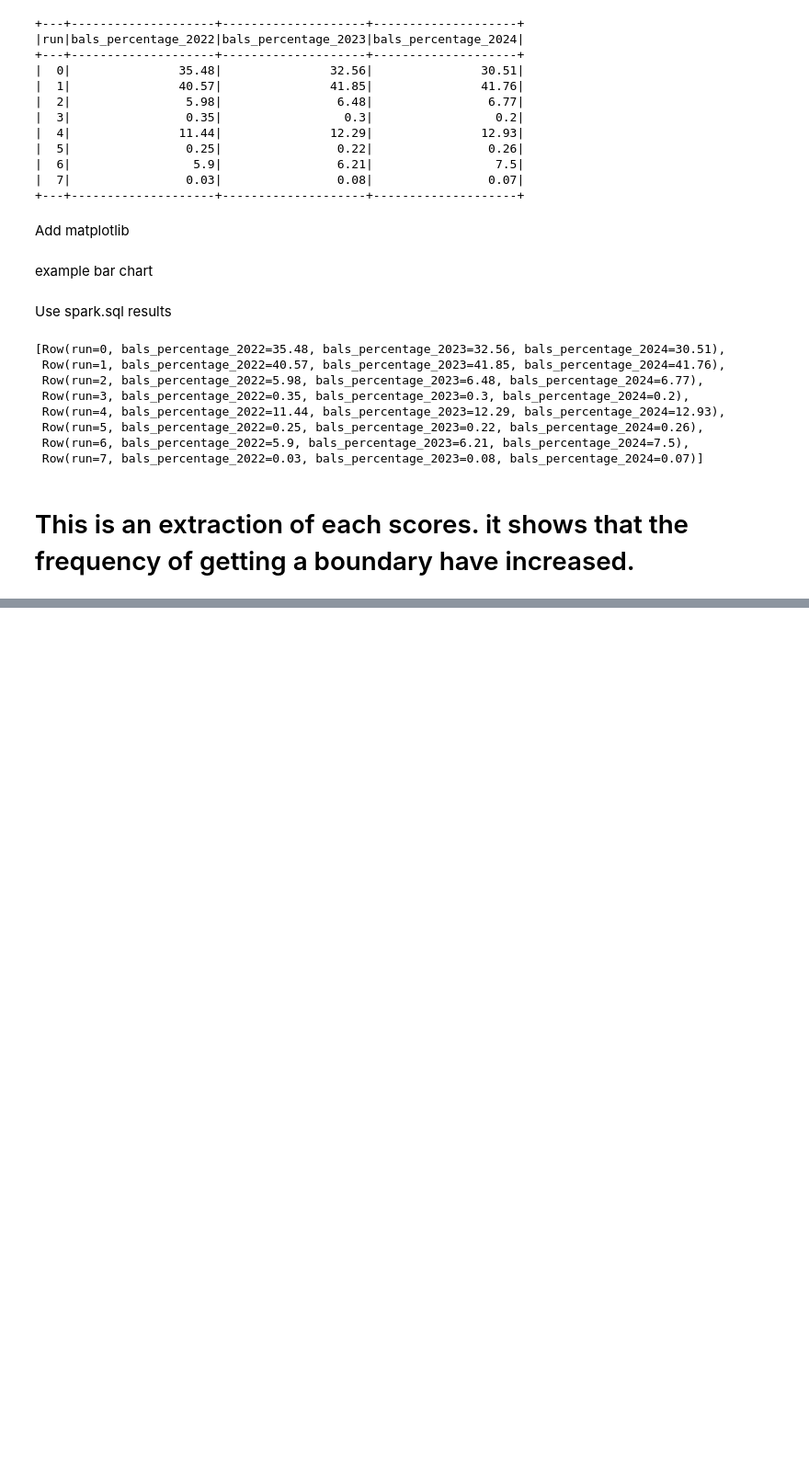
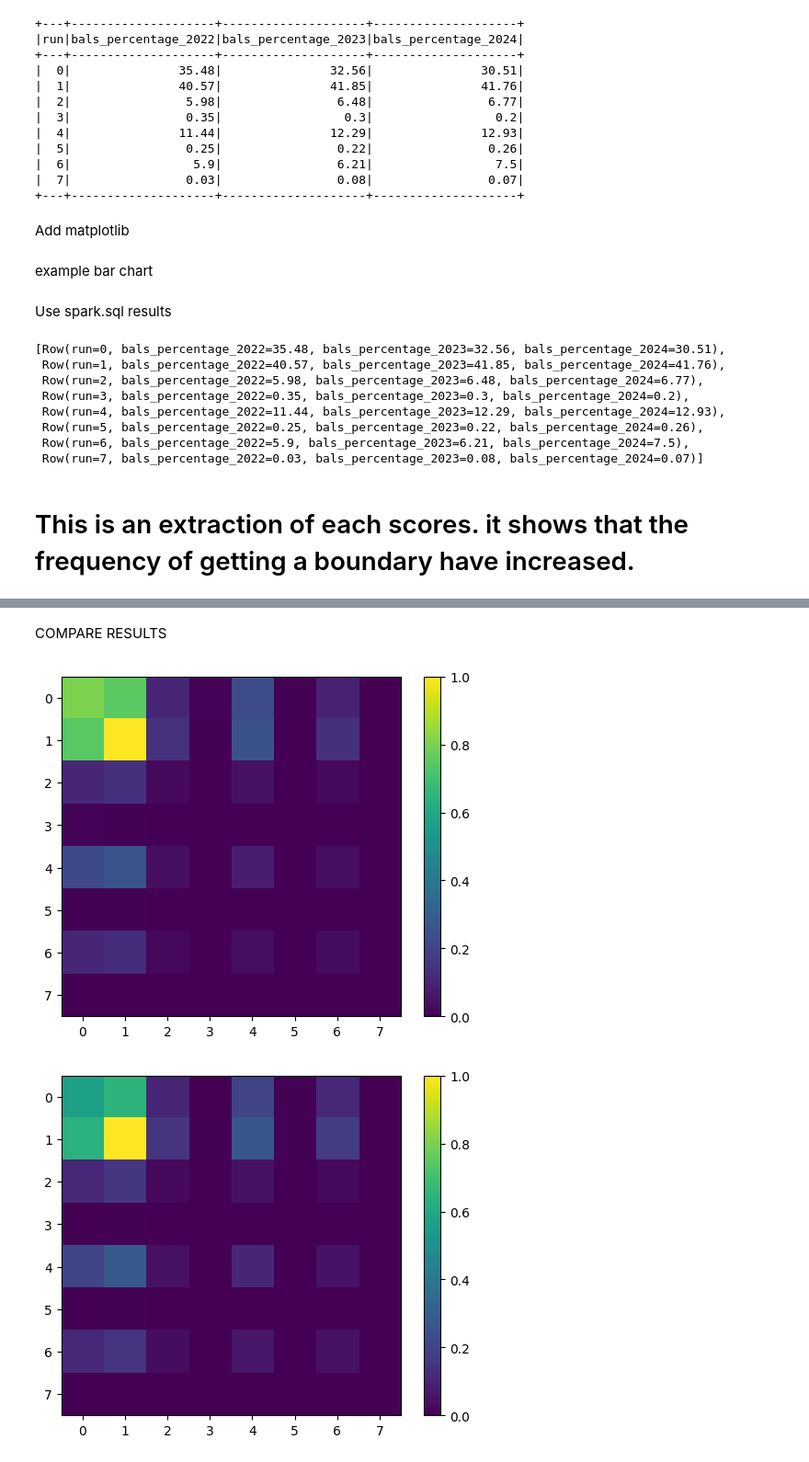
Before and after one commit to DarshanaUOP/colabs-data-analysis, a Jupyter notebook: ipl_ball_by_ball.ipynb, the cells around one changed output, grey strips where cells are left out. Shown: that part at 92% size. Cells and saved outputs as stored; diff of their text form; code cells hidden in the pictures; blank space fills up the shorter version.

```diff
--- a/ipl_ball_by_ball.ipynb
+++ b/ipl_ball_by_ball.ipynb
@@ -570,0 +682,13 @@ plt.show()
+# %% [markdown]
+COMPARE RESULTS
+# %%
+plt.imshow(normalized_matrix_2022, cmap='viridis', interpolation='nearest')
+plt.colorbar()
+plt.show()
+
+plt.imshow(normalized_matrix_2024, cmap='viridis', interpolation='nearest')
+plt.colorbar()
+plt.show()
+# %% [output]
+[figure, added]
+[figure, added]
```
Also changed, not shown: parts of 22 cells of this notebook.
